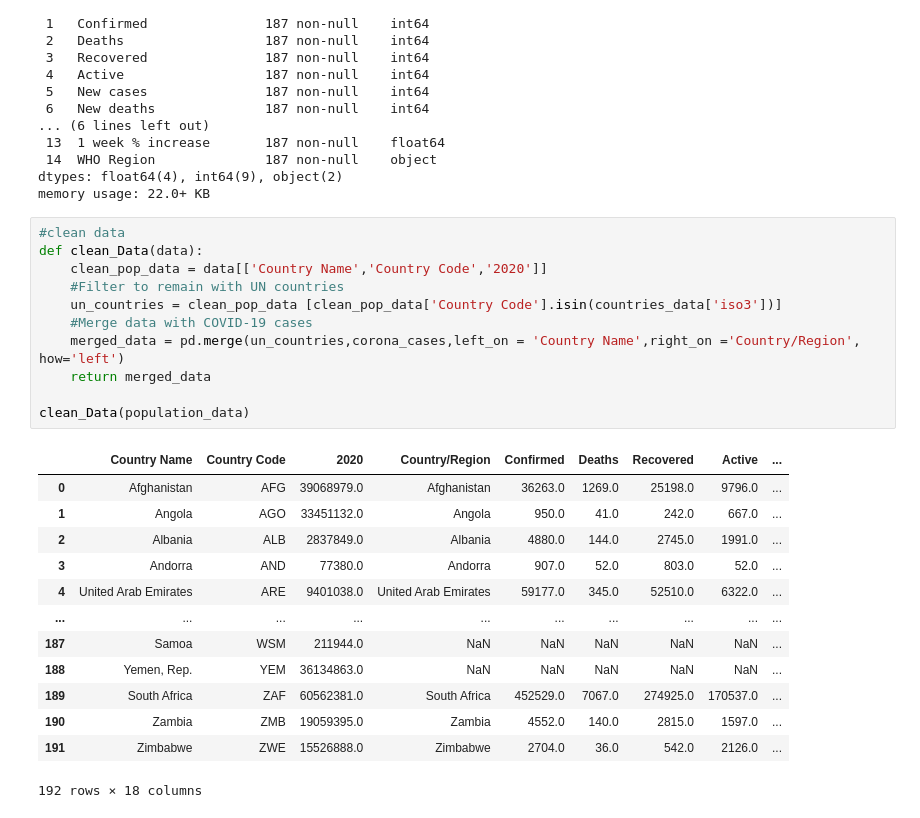
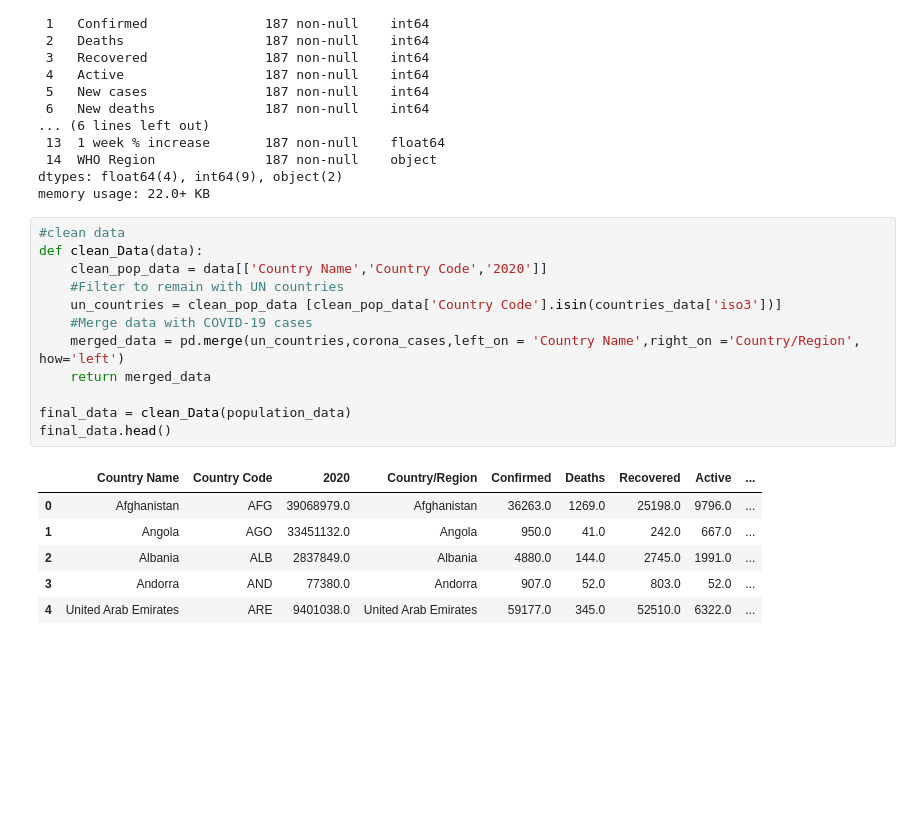
Before and after one commit to sandrakemboi/ETL-project, a Jupyter notebook: data_ETL.ipynb, the cells around one changed output. Saved outputs shown, nothing was run; the diff lists cells and outputs as text; blank space fills up the shorter version.

```diff
--- a/data_ETL.ipynb
+++ b/data_ETL.ipynb
@@ -96,25 +98,19 @@ memory usage: 22.0+ KB
 # %%
 #clean data
 def clean_Data(data):
     clean_pop_data = data[['Country Name','Country Code','2020']]
     #Filter to remain with UN countries
     un_countries = clean_pop_data [clean_pop_data['Country Code'].isin(countries_data['iso3'])]
     #Merge data with COVID-19 cases
     merged_data = pd.merge(un_countries,corona_cases,left_on = 'Country Name',right_on ='Country/Region', how='left')
     return merged_data
 
-clean_Data(population_data)
+final_data = clean_Data(population_data)
+final_data.head()
 # %% [output]
 |  | Country Name | Country Code | 2020 | Country/Region | Confirmed | Deaths | Recovered | Active | ... |
 | 0 | Afghanistan | AFG | 39068979.0 | Afghanistan | 36263.0 | 1269.0 | 25198.0 | 9796.0 | ... |
 | 1 | Angola | AGO | 33451132.0 | Angola | 950.0 | 41.0 | 242.0 | 667.0 | ... |
 | 2 | Albania | ALB | 2837849.0 | Albania | 4880.0 | 144.0 | 2745.0 | 1991.0 | ... |
 | 3 | Andorra | AND | 77380.0 | Andorra | 907.0 | 52.0 | 803.0 | 52.0 | ... |
 | 4 | United Arab Emirates | ARE | 9401038.0 | United Arab Emirates | 59177.0 | 345.0 | 52510.0 | 6322.0 | ... |
-| ... | ... | ... | ... | ... | ... | ... | ... | ... | ... |
-| 187 | Samoa | WSM | 211944.0 | NaN | NaN | NaN | NaN | NaN | ... |
-| 188 | Yemen, Rep. | YEM | 36134863.0 | NaN | NaN | NaN | NaN | NaN | ... |
-| 189 | South Africa | ZAF | 60562381.0 | South Africa | 452529.0 | 7067.0 | 274925.0 | 170537.0 | ... |
-| 190 | Zambia | ZMB | 19059395.0 | Zambia | 4552.0 | 140.0 | 2815.0 | 1597.0 | ... |
-| 191 | Zimbabwe | ZWE | 15526888.0 | Zimbabwe | 2704.0 | 36.0 | 542.0 | 2126.0 | ... |
-192 rows × 18 columns
```
Also changed, not shown: parts of 4 cells of this notebook.
